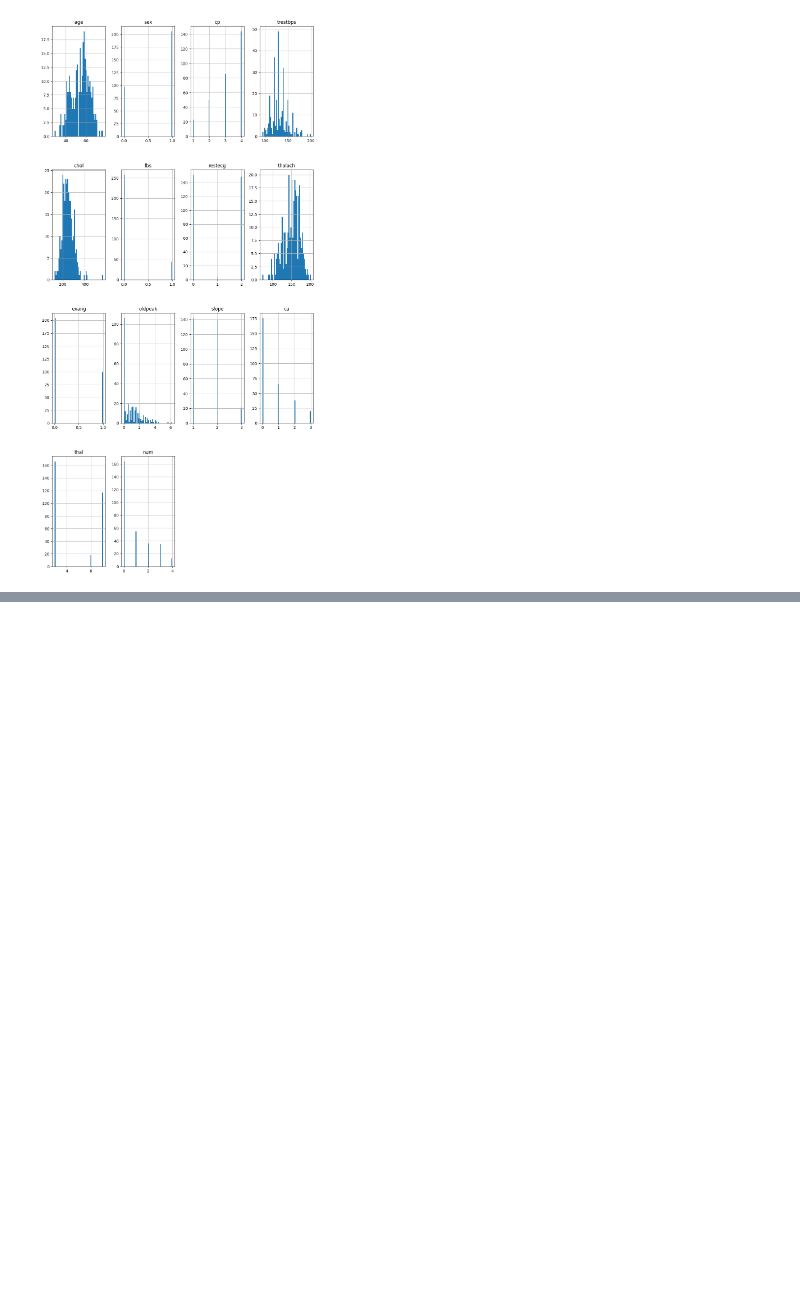
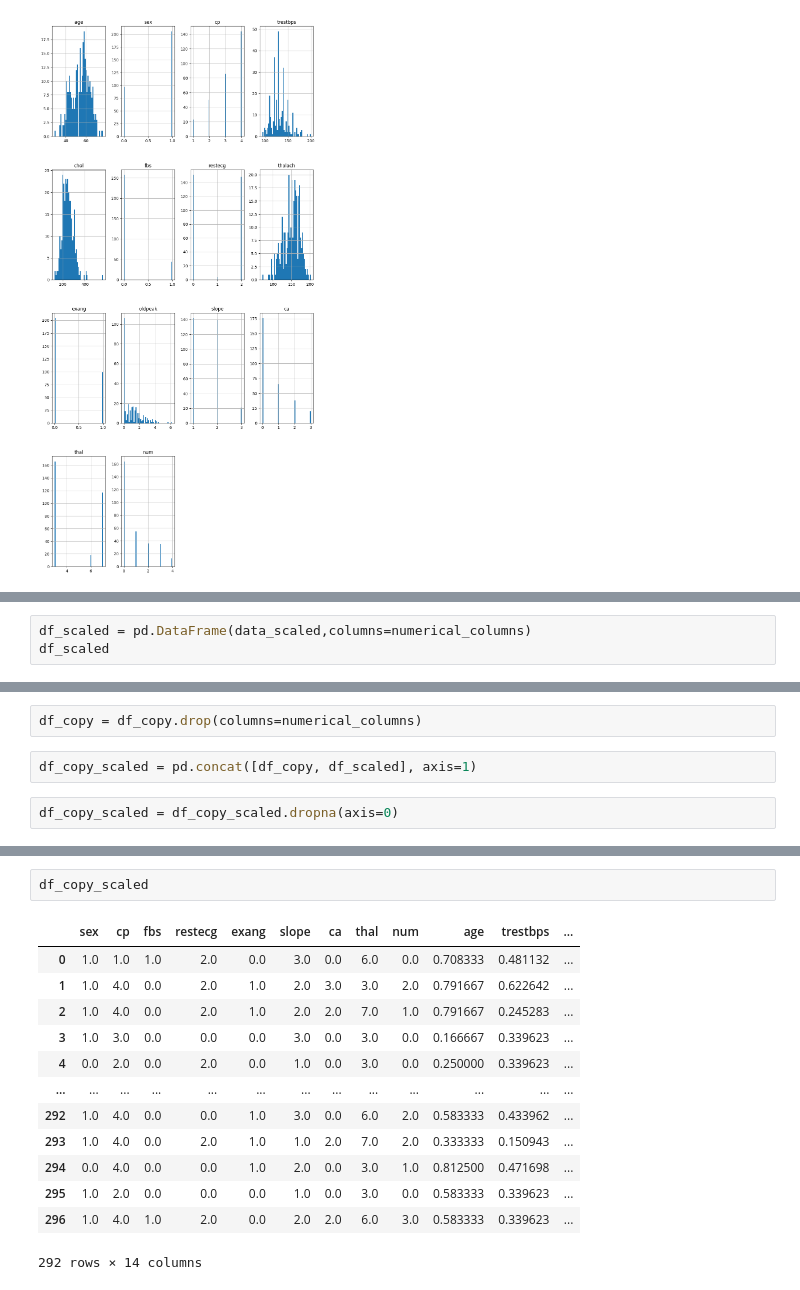
Before and after one commit to MohamedOuhami/learn_machine_learning, a Jupyter notebook: heart_disease/main.ipynb, the cells around one changed output, grey strips where cells are left out. Cells and saved outputs as stored; diff of their text form; blank space fills up the shorter version.

```diff
--- a/heart_disease/main.ipynb
+++ b/heart_disease/main.ipynb
@@ -176,0 +240,3 @@ array([[<Axes: title={'center': 'age'}>, <Axes: title={'center': 'sex'}>,
+# %%
+df_scaled = pd.DataFrame(data_scaled,columns=numerical_columns)
+df_scaled
@@ -176,0 +259,6 @@ array([[<Axes: title={'center': 'age'}>, <Axes: title={'center': 'sex'}>,
+# %%
+df_copy = df_copy.drop(columns=numerical_columns)
+# %%
+df_copy_scaled = pd.concat([df_copy, df_scaled], axis=1)
+# %%
+df_copy_scaled = df_copy_scaled.dropna(axis=0)
@@ -176,0 +285,16 @@ array([[<Axes: title={'center': 'age'}>, <Axes: title={'center': 'sex'}>,
+# %%
+df_copy_scaled
+# %% [output]
+|  | sex | cp | fbs | restecg | exang | slope | ca | thal | num | age | trestbps | ... |
+| 0 | 1.0 | 1.0 | 1.0 | 2.0 | 0.0 | 3.0 | 0.0 | 6.0 | 0.0 | 0.708333 | 0.481132 | ... |
+| 1 | 1.0 | 4.0 | 0.0 | 2.0 | 1.0 | 2.0 | 3.0 | 3.0 | 2.0 | 0.791667 | 0.622642 | ... |
+| 2 | 1.0 | 4.0 | 0.0 | 2.0 | 1.0 | 2.0 | 2.0 | 7.0 | 1.0 | 0.791667 | 0.245283 | ... |
+| 3 | 1.0 | 3.0 | 0.0 | 0.0 | 0.0 | 3.0 | 0.0 | 3.0 | 0.0 | 0.166667 | 0.339623 | ... |
+| 4 | 0.0 | 2.0 | 0.0 | 2.0 | 0.0 | 1.0 | 0.0 | 3.0 | 0.0 | 0.250000 | 0.339623 | ... |
+| ... | ... | ... | ... | ... | ... | ... | ... | ... | ... | ... | ... | ... |
+| 292 | 1.0 | 4.0 | 0.0 | 0.0 | 1.0 | 3.0 | 0.0 | 6.0 | 2.0 | 0.583333 | 0.433962 | ... |
+| 293 | 1.0 | 4.0 | 0.0 | 2.0 | 1.0 | 1.0 | 2.0 | 7.0 | 2.0 | 0.333333 | 0.150943 | ... |
+| 294 | 0.0 | 4.0 | 0.0 | 0.0 | 1.0 | 2.0 | 0.0 | 3.0 | 1.0 | 0.812500 | 0.471698 | ... |
+| 295 | 1.0 | 2.0 | 0.0 | 0.0 | 0.0 | 1.0 | 0.0 | 3.0 | 0.0 | 0.583333 | 0.339623 | ... |
+| 296 | 1.0 | 4.0 | 1.0 | 2.0 | 0.0 | 2.0 | 2.0 | 6.0 | 3.0 | 0.583333 | 0.339623 | ... |
+292 rows × 14 columns
```
Also changed, not shown: parts of 33 cells of this notebook, 1 other file.
